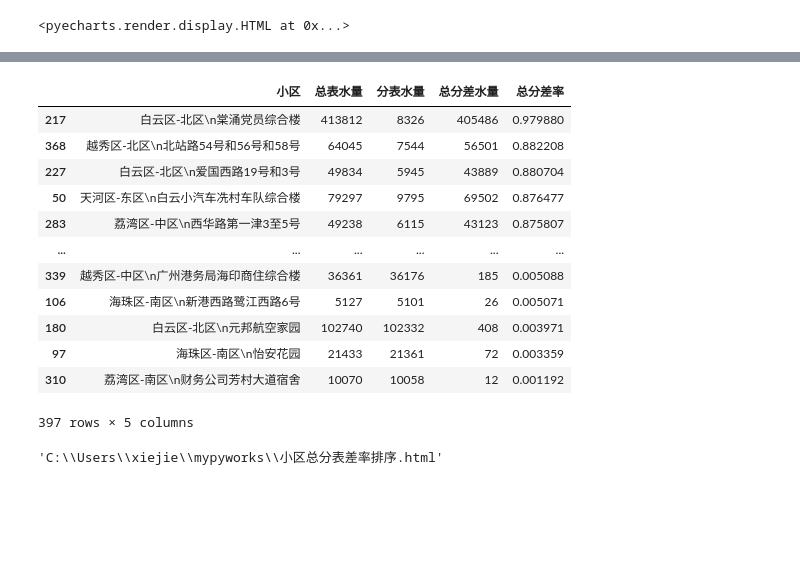
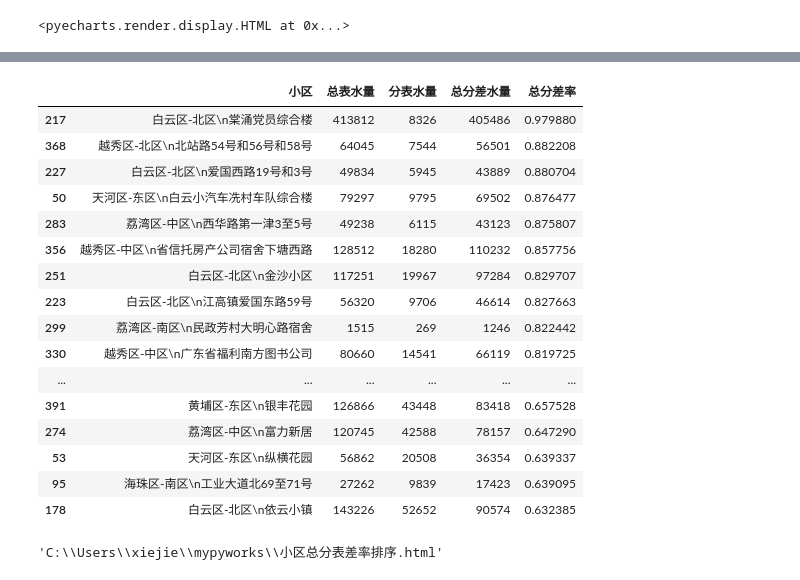
Before and after one commit to jayaston/mypyworks, a Jupyter notebook: 方便snapshot的产销差分析图表.ipynb, the cells around one changed output, grey strips where cells are left out. Saved outputs shown, nothing was run; the diff lists cells and outputs as text; code cells hidden in the pictures; blank space fills up the shorter version.

```diff
--- a/方便snapshot的产销差分析图表.ipynb
+++ b/方便snapshot的产销差分析图表.ipynb
@@ -846,0 +867,5 @@ df_zf['总分差率'] = df_zf['总分差水量']/df_zf['总表水量']
+# %%
+df_zf = pd.read_excel(r'D:\专题工作（重要）\产销差工作\汇总---广州自来水公司DMA小区总分表差数据统计表.xlsx',
+                      sheet_name=0,skiprows=1,
+                      usecols=[0,10,14])
+df_zf
@@ -846,0 +886,4 @@ df_zf['总分差率'] = df_zf['总分差水量']/df_zf['总表水量']
+# %%
+df_zf = df_zf.melt(id_vars=["序号"],value_name="总分表差率",var_name="年份")
+df_zf.sort_values('总分表差率',ascending=False,inplace=True)
+df_zf
@@ -847,22 +922,26 @@ df_zf['总分差率'] = df_zf['总分差水量']/df_zf['总表水量']
 # %%
 df_zf.sort_values('总分差率',ascending=False,inplace=True)
 df_zf1=df_zf[:40]
 df_zf2=df_zf[40:80]
-df_zf
+df_zf1
 # %% [output]
 |  | 小区 | 总表水量 | 分表水量 | 总分差水量 | 总分差率 |
 | 217 | 白云区-北区\n棠涌党员综合楼 | 413812 | 8326 | 405486 | 0.979880 |
 | 368 | 越秀区-北区\n北站路54号和56号和58号 | 64045 | 7544 | 56501 | 0.882208 |
 | 227 | 白云区-北区\n爱国西路19号和3号 | 49834 | 5945 | 43889 | 0.880704 |
 | 50 | 天河区-东区\n白云小汽车冼村车队综合楼 | 79297 | 9795 | 69502 | 0.876477 |
 | 283 | 荔湾区-中区\n西华路第一津3至5号 | 49238 | 6115 | 43123 | 0.875807 |
+| 356 | 越秀区-中区\n省信托房产公司宿舍下塘西路 | 128512 | 18280 | 110232 | 0.857756 |
+| 251 | 白云区-北区\n金沙小区 | 117251 | 19967 | 97284 | 0.829707 |
+| 223 | 白云区-北区\n江高镇爱国东路59号 | 56320 | 9706 | 46614 | 0.827663 |
+| 299 | 荔湾区-南区\n民政芳村大明心路宿舍 | 1515 | 269 | 1246 | 0.822442 |
+| 330 | 越秀区-中区\n广东省福利南方图书公司 | 80660 | 14541 | 66119 | 0.819725 |
 | ... | ... | ... | ... | ... | ... |
-| 339 | 越秀区-中区\n广州港务局海印商住综合楼 | 36361 | 36176 | 185 | 0.005088 |
-| 106 | 海珠区-南区\n新港西路鹭江西路6号 | 5127 | 5101 | 26 | 0.005071 |
-| 180 | 白云区-北区\n元邦航空家园 | 102740 | 102332 | 408 | 0.003971 |
-| 97 | 海珠区-南区\n怡安花园 | 21433 | 21361 | 72 | 0.003359 |
-| 310 | 荔湾区-南区\n财务公司芳村大道宿舍 | 10070 | 10058 | 12 | 0.001192 |
+| 391 | 黄埔区-东区\n银丰花园 | 126866 | 43448 | 83418 | 0.657528 |
+| 274 | 荔湾区-中区\n富力新居 | 120745 | 42588 | 78157 | 0.647290 |
+| 53 | 天河区-东区\n纵横花园 | 56862 | 20508 | 36354 | 0.639337 |
+| 95 | 海珠区-南区\n工业大道北69至71号 | 27262 | 9839 | 17423 | 0.639095 |
+| 178 | 白云区-北区\n依云小镇 | 143226 | 52652 | 90574 | 0.632385 |
-397 rows × 5 columns
 # %%
 #三x轴完全居中示例跳过
 names = list(df_zf1['小区'])
```
Also changed, not shown: parts of 4 cells of this notebook, 12 other files.
